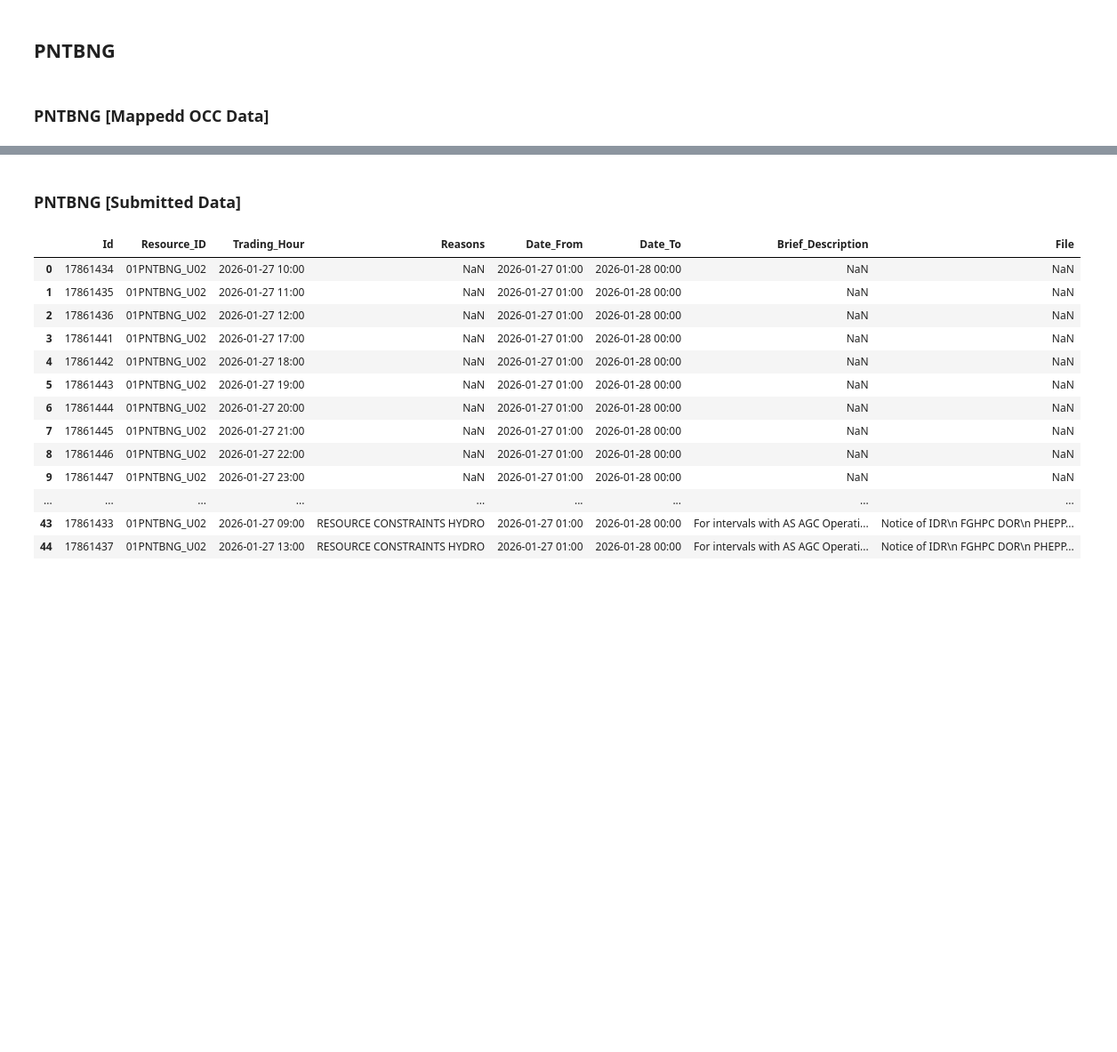
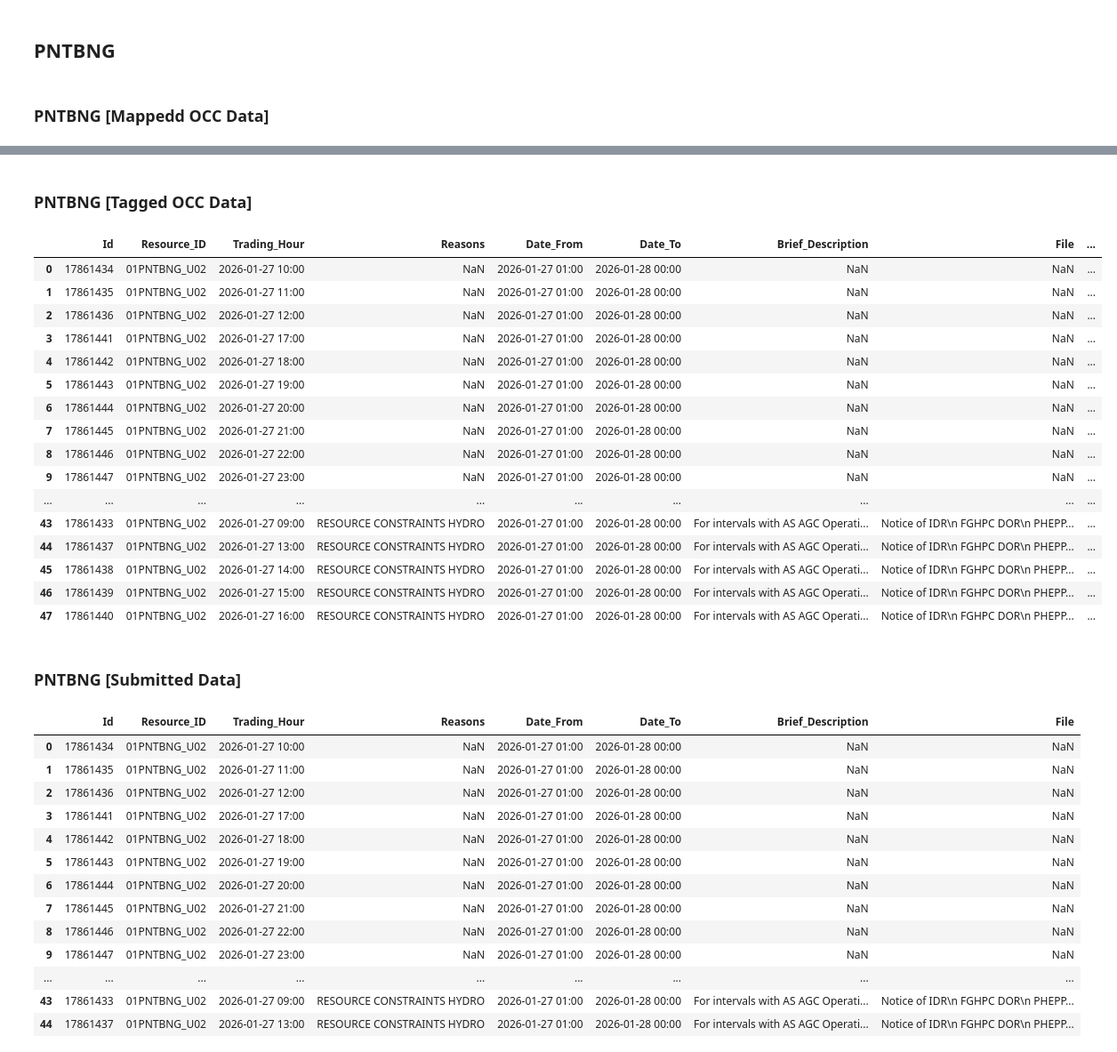
Before and after one commit to tfmellow/cpems-automation-talend-training, a Jupyter notebook: notebook.ipynb, the cells around one changed output, grey strips where cells are left out. Shown at 89% size. Cells and saved outputs as stored; diff of their text form; code cells hidden in the pictures; blank space fills up the shorter version.

```diff
--- a/notebook.ipynb
+++ b/notebook.ipynb
@@ -117,3 +159,44 @@ df_pntbng_mapped[pntbng_mapped_cols]
+# %% [markdown]
+### PNTBNG [Tagged OCC Data]
+# %%
+df_pntbng_tagged = pd.read_csv('talend_output/CPEMS_FGHPC_PNTBNG_OCC_20260127_TaggedOCC.csv')
+pntbng_tagged_cols = ['Id',
+               'Resource_ID',
+               'Trading_Hour',
+               'Reasons',
+               'Date_From',
+               'Date_To',
+               'Brief_Description',
+               'File',
+               'Registered_Capacity',
+               'Offered_Capacity',
+               'IDR',
+               'Has_Outage'
+]
+
+# pd.set_option('display.max_colwidth', 50)
+pd.set_option('display.max_colwidth', None)
+
+df_pntbng_tagged[pntbng_tagged_cols]
+# df_pntbng_tagged[df_pntbng_tagged['Id'] == 17860849]['Brief_Description']
+# %% [output]
+|  | Id | Resource_ID | Trading_Hour | Reasons | Date_From | Date_To | Brief_Description | File | ... |
+| 0 | 17861434 | 01PNTBNG_U02 | 2026-01-27 10:00 | NaN | 2026-01-27 01:00 | 2026-01-28 00:00 | NaN | NaN | ... |
+| 1 | 17861435 | 01PNTBNG_U02 | 2026-01-27 11:00 | NaN | 2026-01-27 01:00 | 2026-01-28 00:00 | NaN | NaN | ... |
+| 2 | 17861436 | 01PNTBNG_U02 | 2026-01-27 12:00 | NaN | 2026-01-27 01:00 | 2026-01-28 00:00 | NaN | NaN | ... |
+| 3 | 17861441 | 01PNTBNG_U02 | 2026-01-27 17:00 | NaN | 2026-01-27 01:00 | 2026-01-28 00:00 | NaN | NaN | ... |
+| 4 | 17861442 | 01PNTBNG_U02 | 2026-01-27 18:00 | NaN | 2026-01-27 01:00 | 2026-01-28 00:00 | NaN | NaN | ... |
+| 5 | 17861443 | 01PNTBNG_U02 | 2026-01-27 19:00 | NaN | 2026-01-27 01:00 | 2026-01-28 00:00 | NaN | NaN | ... |
+| 6 | 17861444 | 01PNTBNG_U02 | 2026-01-27 20:00 | NaN | 2026-01-27 01:00 | 2026-01-28 00:00 | NaN | NaN | ... |
+| 7 | 17861445 | 01PNTBNG_U02 | 2026-01-27 21:00 | NaN | 2026-01-27 01:00 | 2026-01-28 00:00 | NaN | NaN | ... |
+| 8 | 17861446 | 01PNTBNG_U02 | 2026-01-27 22:00 | NaN | 2026-01-27 01:00 | 2026-01-28 00:00 | NaN | NaN | ... |
+| 9 | 17861447 | 01PNTBNG_U02 | 2026-01-27 23:00 | NaN | 2026-01-27 01:00 | 2026-01-28 00:00 | NaN | NaN | ... |
+| ... | ... | ... | ... | ... | ... | ... | ... | ... | ... |
+| 43 | 17861433 | 01PNTBNG_U02 | 2026-01-27 09:00 | RESOURCE CONSTRAINTS HYDRO | 2026-01-27 01:00 | 2026-01-28 00:00 | For intervals with AS AGC Operati... | Notice of IDR\n FGHPC DOR\n PHEPP... | ... |
+| 44 | 17861437 | 01PNTBNG_U02 | 2026-01-27 13:00 | RESOURCE CONSTRAINTS HYDRO | 2026-01-27 01:00 | 2026-01-28 00:00 | For intervals with AS AGC Operati... | Notice of IDR\n FGHPC DOR\n PHEPP... | ... |
+| 45 | 17861438 | 01PNTBNG_U02 | 2026-01-27 14:00 | RESOURCE CONSTRAINTS HYDRO | 2026-01-27 01:00 | 2026-01-28 00:00 | For intervals with AS AGC Operati... | Notice of IDR\n FGHPC DOR\n PHEPP... | ... |
+| 46 | 17861439 | 01PNTBNG_U02 | 2026-01-27 15:00 | RESOURCE CONSTRAINTS HYDRO | 2026-01-27 01:00 | 2026-01-28 00:00 | For intervals with AS AGC Operati... | Notice of IDR\n FGHPC DOR\n PHEPP... | ... |
+| 47 | 17861440 | 01PNTBNG_U02 | 2026-01-27 16:00 | RESOURCE CONSTRAINTS HYDRO | 2026-01-27 01:00 | 2026-01-28 00:00 | For intervals with AS AGC Operati... | Notice of IDR\n FGHPC DOR\n PHEPP... | ... |
 # %% [markdown]
 ### PNTBNG [Submitted Data]
 # %%
```
Also changed, not shown: parts of 3 cells of this notebook.
